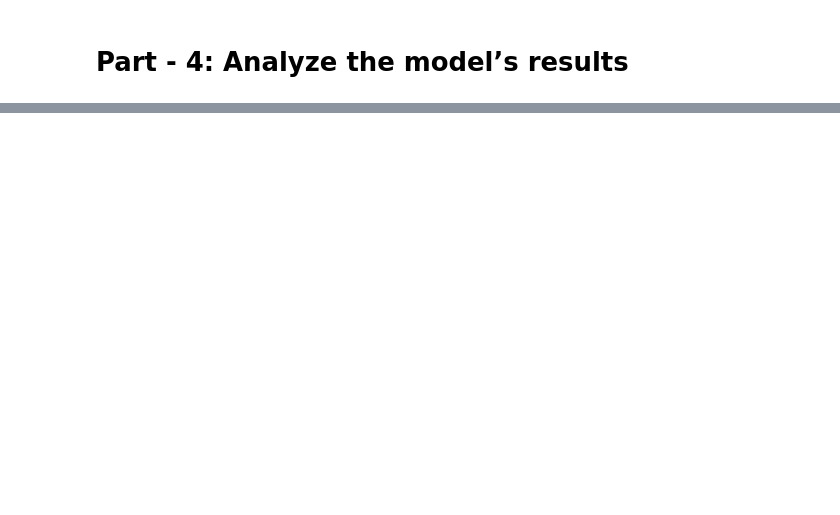
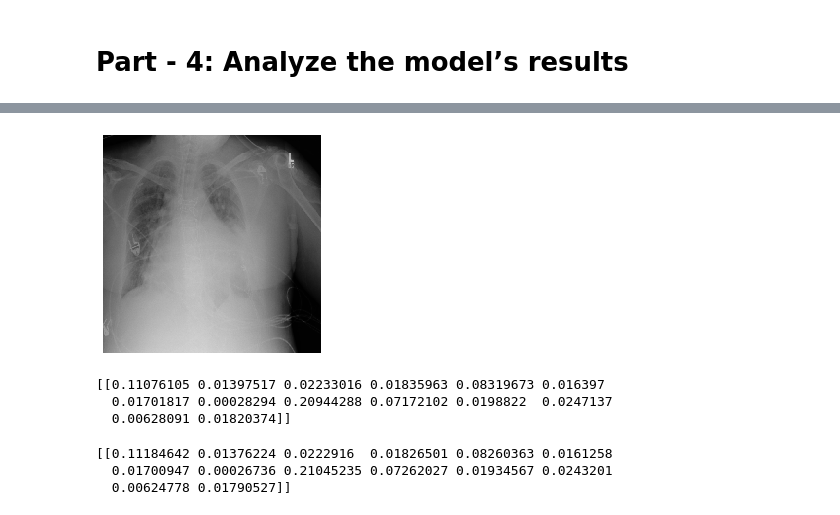
Before and after one commit to yonycherkos/lung-disease-detection-from-chest-xray, a Jupyter notebook: chest-xray-imaging.ipynb, the cells around one changed output, grey strips where cells are left out. Saved outputs shown, nothing was run; the diff lists cells and outputs as text; code cells hidden in the pictures; blank space fills up the shorter version.

```diff
--- a/chest-xray-imaging.ipynb
+++ b/chest-xray-imaging.ipynb
@@ -298,7 +424,13 @@ model.fit_generator(train_datagen,
+# %%
+# save model architecture
+# serialize model to json
+model = create_model()
+model_json = model.to_json()
+with open(model_architecture_path, "w") as json_file:
+    json_file.write(model_json)
 # %% [markdown]
 # Part - 4: Analyze the model’s results
 # %%
 # testing configurations
-test_path = "../working/test.csv"
-target_size = (224, 224)
-input_shape = (224, 224, 3)
+test_path = "input/chest_xrays/test.csv"
+target_size = (224, 224, 3)
@@ -341,14 +506,13 @@ def get_model(model_path):
 # %%
 # load the image
 from PIL import Image
-from skimage.transform import resize
 
-def load_image(image, target_size = (224, 224)):
-    # image = PIL image
+def load_image(image, target_size=(224, 224, 3)):
     image_array = np.asarray(image.convert("RGB"))
     image_array = image_array / 255.
-    image_array = resize(image_array, target_size)
-    return image_array
+    image_array = np.resize(image_array, target_size)
+    image_tensor = np.expand_dims(image_array, axis=0)
+    return image_tensor
 # %%
 from PIL import Image
 from tensorflow.keras.preprocessing.image import img_to_array
@@ -493,0 +594,14 @@ ModuleNotFoundError: No module named 'sklearn'
+# %%
+from tensorflow.keras.preprocessing import image
+def load_image(img_path, show=False):
+    img = image.load_img(img_path, target_size=(224, 224))
+    img_tensor = image.img_to_array(img)                    # (height, width, channels)
+    img_tensor = np.expand_dims(img_tensor, axis=0)         # (1, height, width, channels), add a dimension because the model expects this shape: (batch_size, height, width, channels)
+    img_tensor /= 255.                                      # imshow expects values in the range [0, 1]
+
+    if show:
+        plt.imshow(img_tensor[0])
+        plt.axis('off')
+        plt.show()
+
+    return img_tensor
@@ -493,0 +628,20 @@ ModuleNotFoundError: No module named 'sklearn'
+# %%
+image_path = test_df.head(100)['path'][90]
+image_tensor = load_image(image_path, True)
+prediction = model.predict(image_tensor)
+print(prediction)
+# %% [output]
+[figure, added]
+[[0.11076105 0.01397517 0.02233016 0.01835963 0.08319673 0.016397
+  0.01701817 0.00028294 0.20944288 0.07172102 0.0198822  0.0247137
+  0.00628091 0.01820374]]
+# %%
+image_path = test_df.head(100)['path'][90]
+image = Image.open(image_path)
+image_tensor = load_image(image)
+prediction = model.predict(image_tensor)
+print(prediction)
+# %% [output]
+[[0.11184642 0.01376224 0.0222916  0.01826501 0.08260363 0.0161258
+  0.01700947 0.00026736 0.21045235 0.07262027 0.01934567 0.0243201
+  0.00624778 0.01790527]]
```
Also changed, not shown: parts of 48 cells of this notebook.
